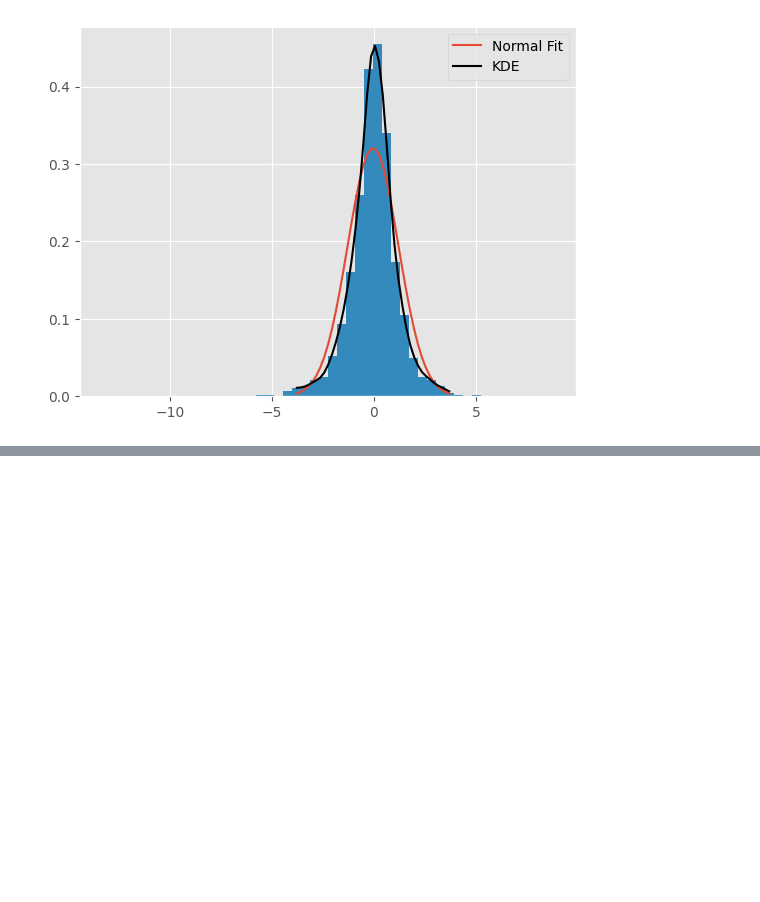
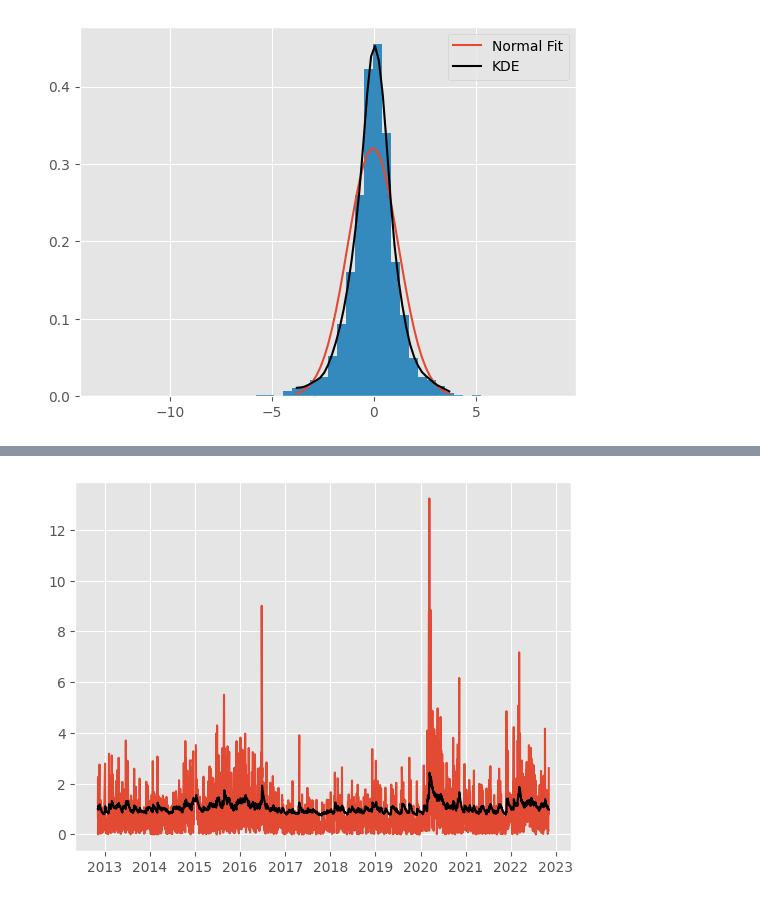
Before and after one commit to georgec123/qrm, a Jupyter notebook: q1.ipynb, the cells around one changed output, grey strips where cells are left out. Cells and saved outputs as stored; diff of their text form; code cells hidden in the pictures; blank space fills up the shorter version.

```diff
--- a/q1.ipynb
+++ b/q1.ipynb
@@ -152,0 +159,19 @@ plt.legend(); plt.show()
+# %%
+
+# fit ARIMA model
+from statsmodels.tsa.arima.model import ARIMA
+
+
+# fit arma model
+model = ARIMA(df['log_returns'], order=(1,0,1))
+arma_model_fit = model.fit()
+
+# fir garch model on residuals
+residuals = arma_model_fit.resid
+
+garch_model_resid = arch_model(residuals.dropna(),
+                 mean='Constant',
+                 vol='GARCH',
+                 p=1, q=1, rescale=True, dist='t')
+
+garch_model_resid_fit = garch_model_resid.fit()
@@ -152,0 +236,6 @@ plt.legend(); plt.show()
+# %%
+plt.plot(100*np.abs(df['log_returns']));
+plt.plot(np.sqrt(garch_model_resid_fit.conditional_volatility), c='k');
+plt.show()
+# %% [output]
+[figure, added]
```
Also changed, not shown: parts of 18 cells of this notebook.
